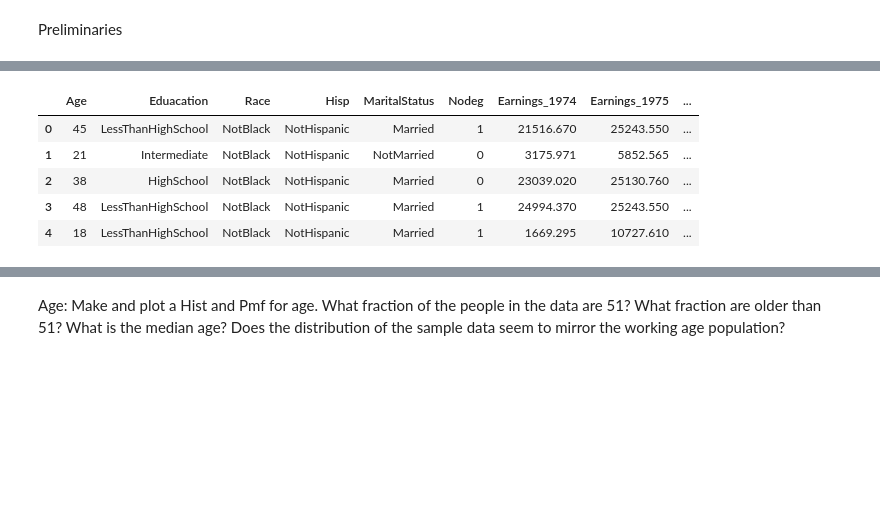
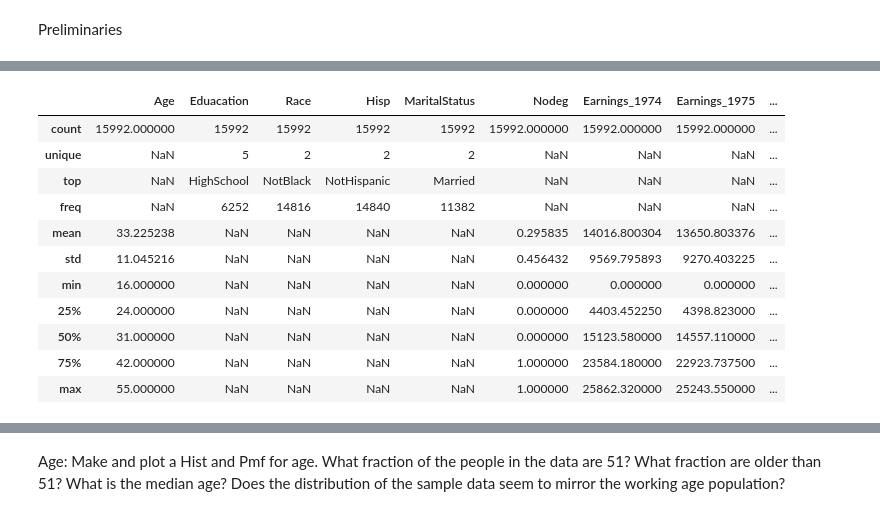
Before and after one commit to jamarabe/DATA3450, a Jupyter notebook: Assignment1.ipynb, the cells around one changed output, grey strips where cells are left out. Drawn from its saved outputs; the diff is of its cells as text; code cells hidden in the pictures; blank space fills up the shorter version.

```diff
--- a/Assignment1.ipynb
+++ b/Assignment1.ipynb
@@ -16,11 +35,19 @@ ModuleNotFoundError: No module named 'thinkplot'
 # %%
 #Loading data
 df = pd.read_csv("LabourTrainingEvaluationData.csv")
 df.head()
+df.tail()
+df.describe(include="all")
 # %% [output]
 |  | Age | Eduacation | Race | Hisp | MaritalStatus | Nodeg | Earnings_1974 | Earnings_1975 | ... |
-| 0 | 45 | LessThanHighSchool | NotBlack | NotHispanic | Married | 1 | 21516.670 | 25243.550 | ... |
-| 1 | 21 | Intermediate | NotBlack | NotHispanic | NotMarried | 0 | 3175.971 | 5852.565 | ... |
-| 2 | 38 | HighSchool | NotBlack | NotHispanic | Married | 0 | 23039.020 | 25130.760 | ... |
-| 3 | 48 | LessThanHighSchool | NotBlack | NotHispanic | Married | 1 | 24994.370 | 25243.550 | ... |
-| 4 | 18 | LessThanHighSchool | NotBlack | NotHispanic | Married | 1 | 1669.295 | 10727.610 | ... |
+| count | 15992.000000 | 15992 | 15992 | 15992 | 15992 | 15992.000000 | 15992.000000 | 15992.000000 | ... |
+| unique | NaN | 5 | 2 | 2 | 2 | NaN | NaN | NaN | ... |
+| top | NaN | HighSchool | NotBlack | NotHispanic | Married | NaN | NaN | NaN | ... |
+| freq | NaN | 6252 | 14816 | 14840 | 11382 | NaN | NaN | NaN | ... |
+| mean | 33.225238 | NaN | NaN | NaN | NaN | 0.295835 | 14016.800304 | 13650.803376 | ... |
+| std | 11.045216 | NaN | NaN | NaN | NaN | 0.456432 | 9569.795893 | 9270.403225 | ... |
+| min | 16.000000 | NaN | NaN | NaN | NaN | 0.000000 | 0.000000 | 0.000000 | ... |
+| 25% | 24.000000 | NaN | NaN | NaN | NaN | 0.000000 | 4403.452250 | 4398.823000 | ... |
+| 50% | 31.000000 | NaN | NaN | NaN | NaN | 0.000000 | 15123.580000 | 14557.110000 | ... |
+| 75% | 42.000000 | NaN | NaN | NaN | NaN | 1.000000 | 23584.180000 | 22923.737500 | ... |
+| max | 55.000000 | NaN | NaN | NaN | NaN | 1.000000 | 25862.320000 | 25243.550000 | ... |
```
Also changed, not shown: parts of 13 cells of this notebook.
